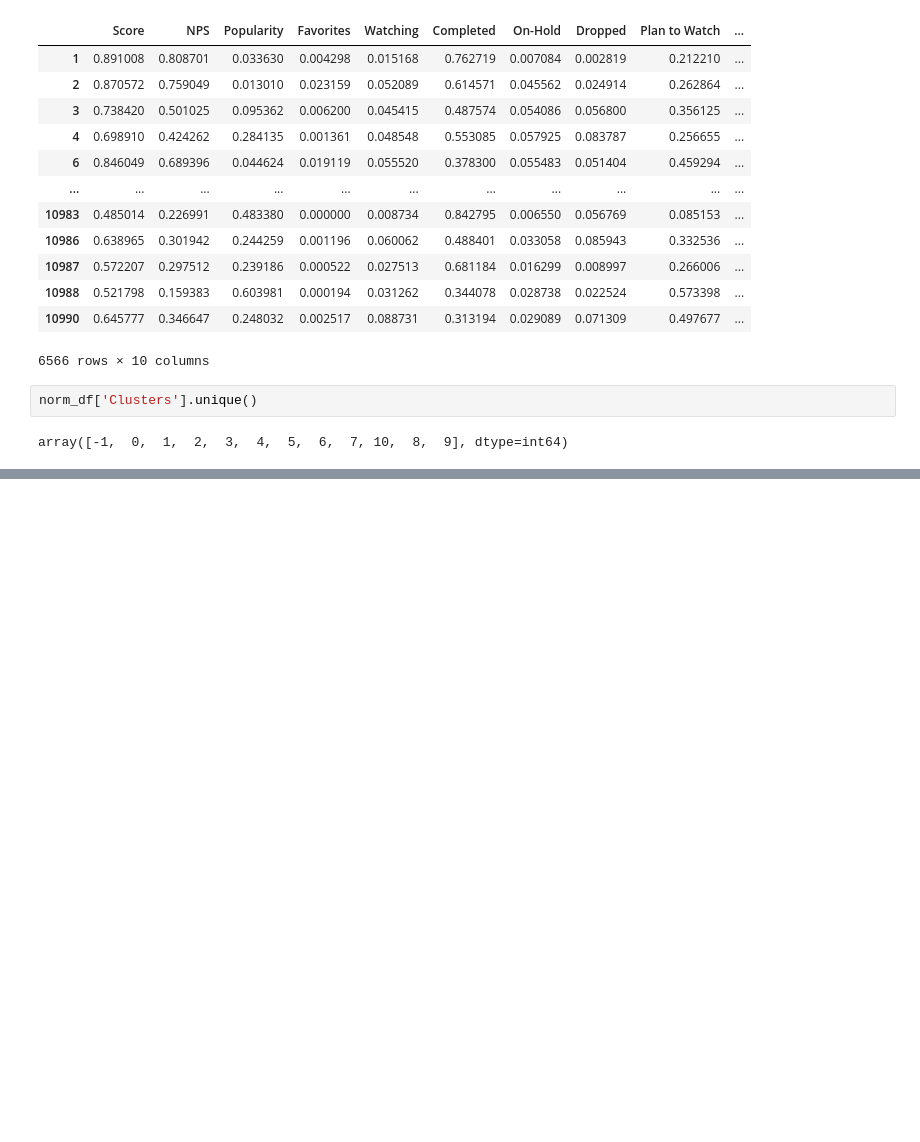
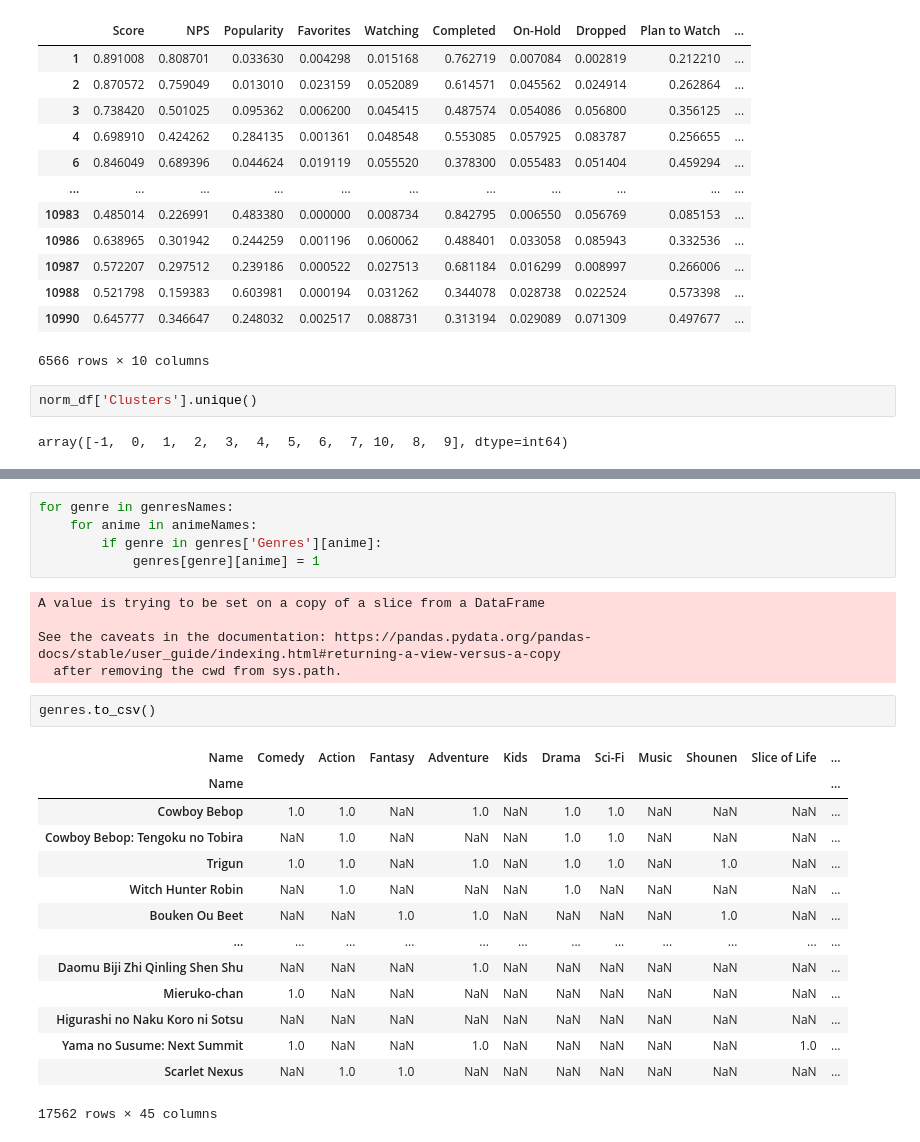
Before and after one commit to 1dimadim1/-PyLearn, a Jupyter notebook: HW2/HW2/HW2.2.ipynb, the cells around one changed output, grey strips where cells are left out. Saved outputs shown, nothing was run; the diff lists cells and outputs as text; blank space fills up the shorter version.

```diff
--- a/HW2/HW2/HW2.2.ipynb
+++ b/HW2/HW2/HW2.2.ipynb
@@ -212,0 +257,27 @@ plt.show()
+# %%
+for genre in genresNames:
+    for anime in animeNames:
+        if genre in genres['Genres'][anime]:
+            genres[genre][anime] = 1
+# %% [output]
+A value is trying to be set on a copy of a slice from a DataFrame
+
+See the caveats in the documentation: https://pandas.pydata.org/pandas-docs/stable/user_guide/indexing.html#returning-a-view-versus-a-copy
+  after removing the cwd from sys.path.
+# %%
+genres.to_csv()
+# %% [output]
+| Name | Comedy | Action | Fantasy | Adventure | Kids | Drama | Sci-Fi | Music | Shounen | Slice of Life | ... |
+| Name |  |  |  |  |  |  |  |  |  |  | ... |
+| Cowboy Bebop | 1.0 | 1.0 | NaN | 1.0 | NaN | 1.0 | 1.0 | NaN | NaN | NaN | ... |
+| Cowboy Bebop: Tengoku no Tobira | NaN | 1.0 | NaN | NaN | NaN | 1.0 | 1.0 | NaN | NaN | NaN | ... |
+| Trigun | 1.0 | 1.0 | NaN | 1.0 | NaN | 1.0 | 1.0 | NaN | 1.0 | NaN | ... |
+| Witch Hunter Robin | NaN | 1.0 | NaN | NaN | NaN | 1.0 | NaN | NaN | NaN | NaN | ... |
+| Bouken Ou Beet | NaN | NaN | 1.0 | 1.0 | NaN | NaN | NaN | NaN | 1.0 | NaN | ... |
+| ... | ... | ... | ... | ... | ... | ... | ... | ... | ... | ... | ... |
+| Daomu Biji Zhi Qinling Shen Shu | NaN | NaN | NaN | 1.0 | NaN | NaN | NaN | NaN | NaN | NaN | ... |
+| Mieruko-chan | 1.0 | NaN | NaN | NaN | NaN | NaN | NaN | NaN | NaN | NaN | ... |
+| Higurashi no Naku Koro ni Sotsu | NaN | NaN | NaN | NaN | NaN | NaN | NaN | NaN | NaN | NaN | ... |
+| Yama no Susume: Next Summit | 1.0 | NaN | NaN | 1.0 | NaN | NaN | NaN | NaN | NaN | 1.0 | ... |
+| Scarlet Nexus | NaN | 1.0 | 1.0 | NaN | NaN | NaN | NaN | NaN | NaN | NaN | ... |
+17562 rows × 45 columns
```
Also changed, not shown: parts of 6 cells of this notebook.
